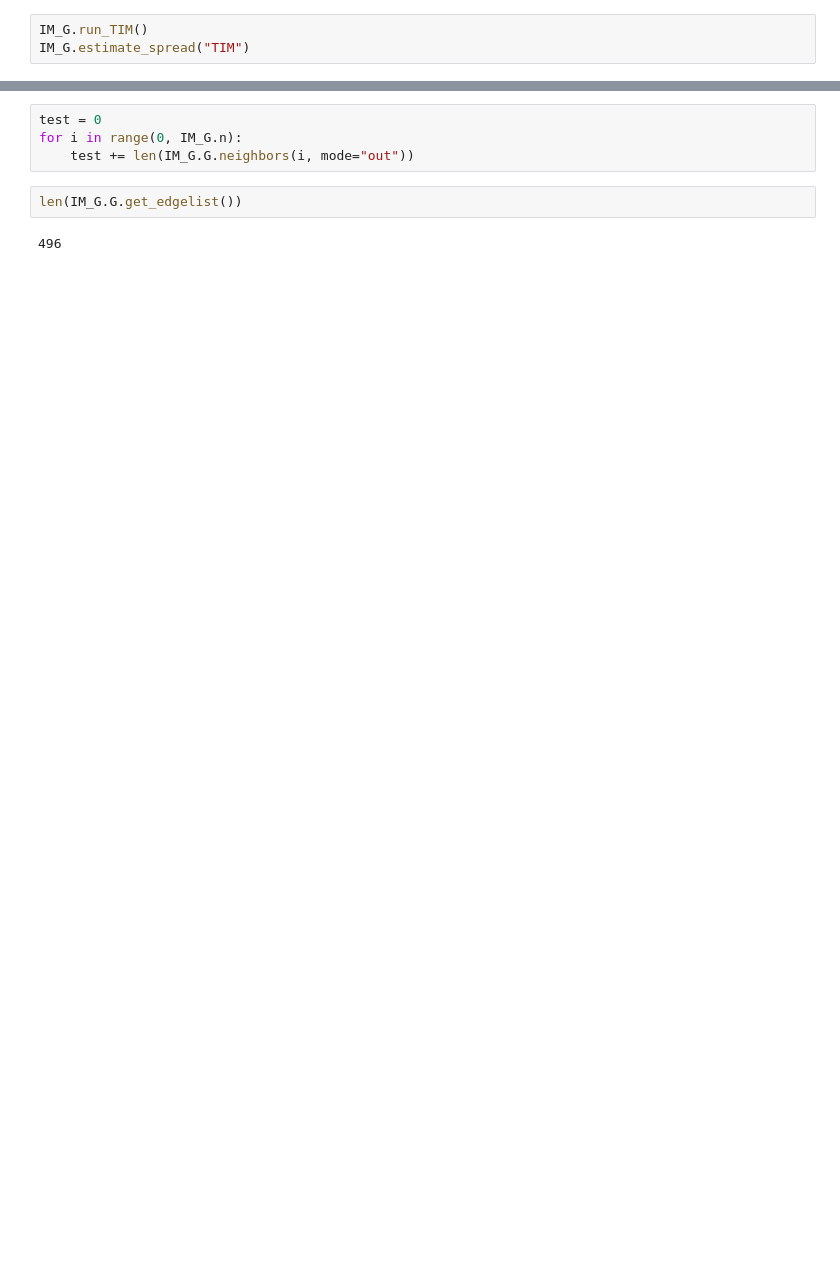
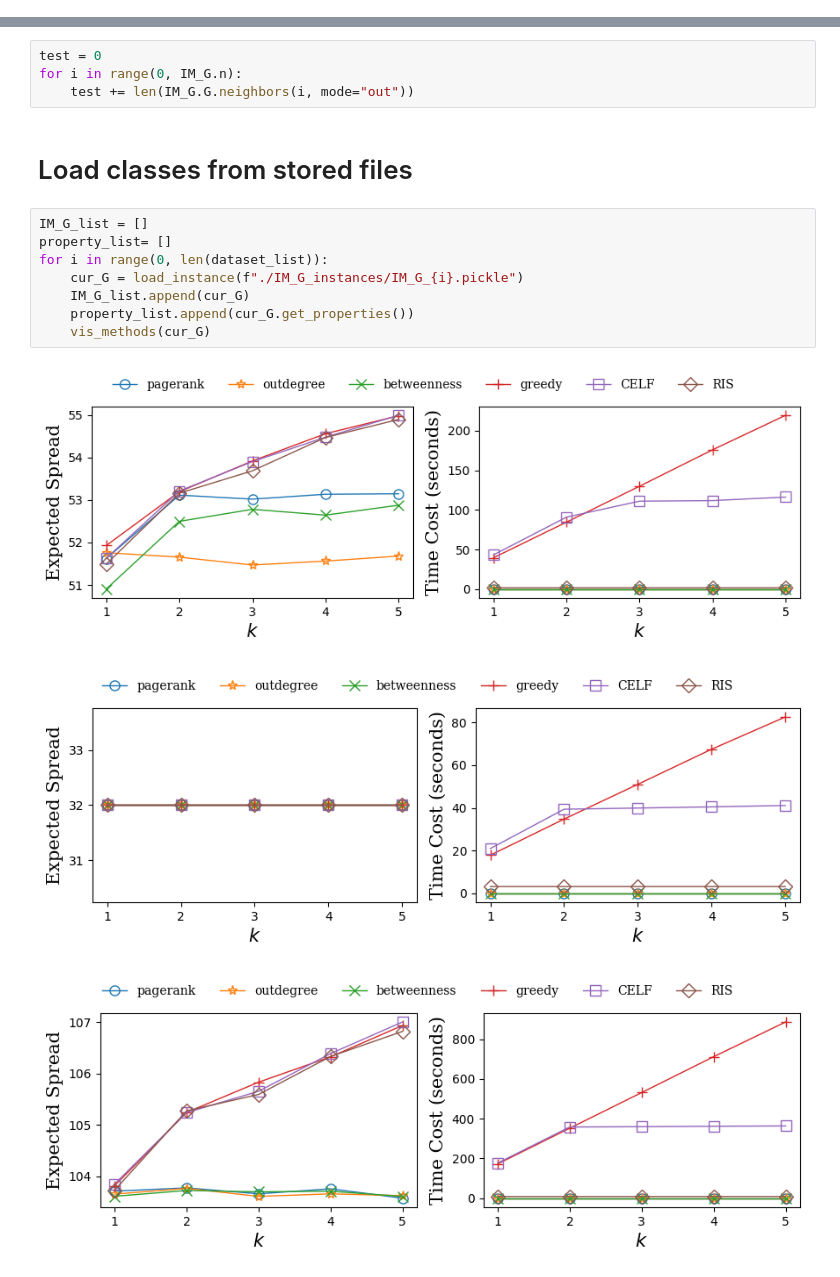
Before and after one commit to chenxlong3/iota5001_proj, a Jupyter notebook: code_iota5001.ipynb, the cells around one changed output, grey strips where cells are left out. Saved outputs shown, nothing was run; the diff lists cells and outputs as text; blank space fills up the shorter version.

```diff
--- a/code_iota5001.ipynb
+++ b/code_iota5001.ipynb
@@ -111,3 +118,0 @@ IM_G.method_seed_idx
-# %%
-IM_G.run_TIM()
-IM_G.estimate_spread("TIM")
@@ -125,7 +127,17 @@ vis_methods_spread(IM_G)
 test = 0
 for i in range(0, IM_G.n):
     test += len(IM_G.G.neighbors(i, mode="out"))
-# %%
-len(IM_G.G.get_edgelist())
-# %% [output]
-496
+# %% [markdown]
+# Load classes from stored files
+# %%
+IM_G_list = []
+property_list= []
+for i in range(0, len(dataset_list)):
+    cur_G = load_instance(f"./IM_G_instances/IM_G_{i}.pickle")
+    IM_G_list.append(cur_G)
+    property_list.append(cur_G.get_properties())
+    vis_methods(cur_G)
+# %% [output]
+[figure, added]
+[figure, added]
+[figure, added]
```
Also changed, not shown: parts of 18 cells of this notebook, 23 other files.
